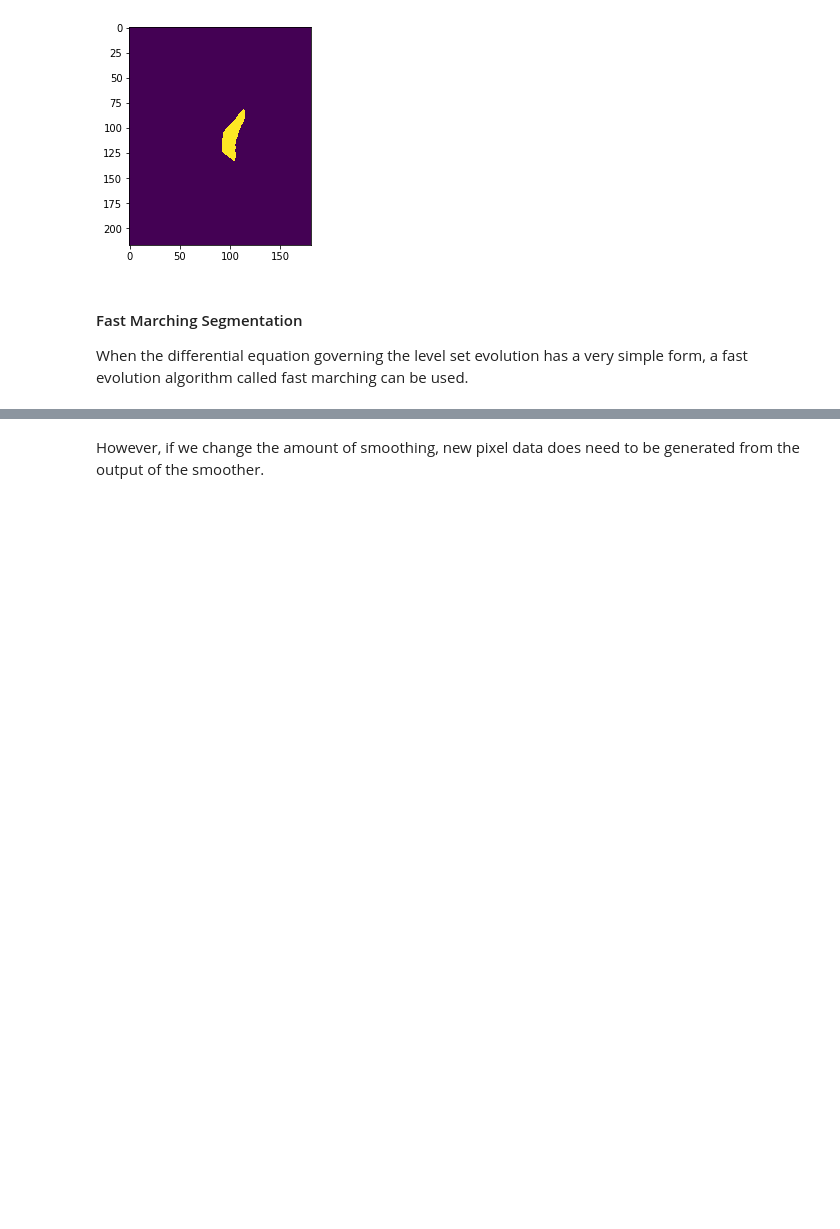
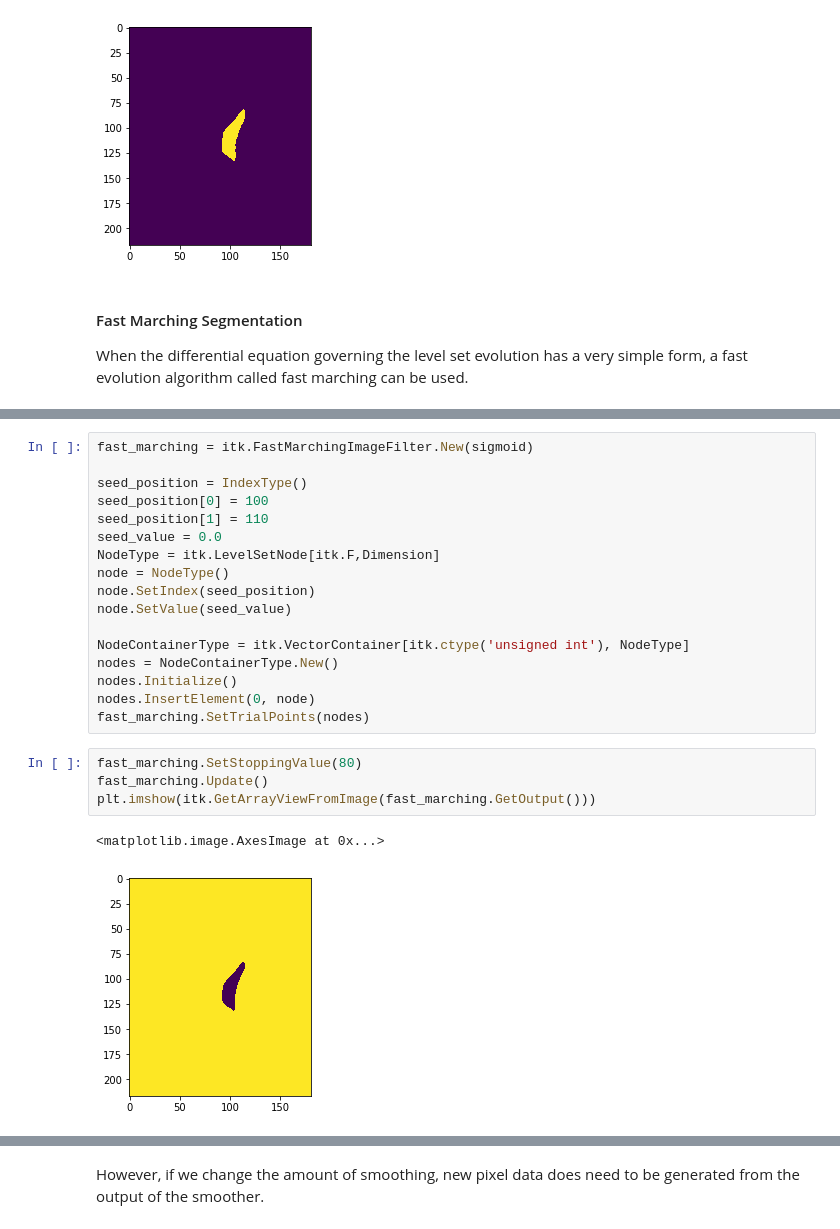
Before and after one commit to InsightSoftwareConsortium/ScientificImageAnalysisVisualizationAndArtificialIntelligenceCourse, a Jupyter notebook: 3_Segmentation.ipynb, the cells around one changed output, grey strips where cells are left out. Cells and saved outputs as stored; diff of their text form; blank space fills up the shorter version.

```diff
--- a/3_Segmentation.ipynb
+++ b/3_Segmentation.ipynb
@@ -190,0 +224,24 @@ smoother.Update()
+# %%
+fast_marching = itk.FastMarchingImageFilter.New(sigmoid)
+
+seed_position = IndexType()
+seed_position[0] = 100
+seed_position[1] = 110
+seed_value = 0.0
+NodeType = itk.LevelSetNode[itk.F,Dimension]
+node = NodeType()
+node.SetIndex(seed_position)
+node.SetValue(seed_value)
+
+NodeContainerType = itk.VectorContainer[itk.ctype('unsigned int'), NodeType]
+nodes = NodeContainerType.New()
+nodes.Initialize()
+nodes.InsertElement(0, node)
+fast_marching.SetTrialPoints(nodes)
+# %%
+fast_marching.SetStoppingValue(80)
+fast_marching.Update()
+plt.imshow(itk.GetArrayViewFromImage(fast_marching.GetOutput()))
+# %% [output]
+<matplotlib.image.AxesImage at 0x...>
+[figure, added]
```
Also changed, not shown: parts of 20 cells of this notebook.
